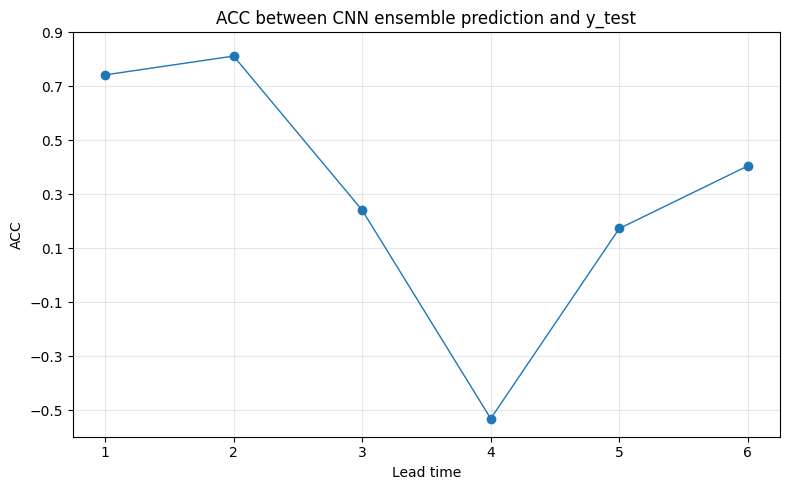
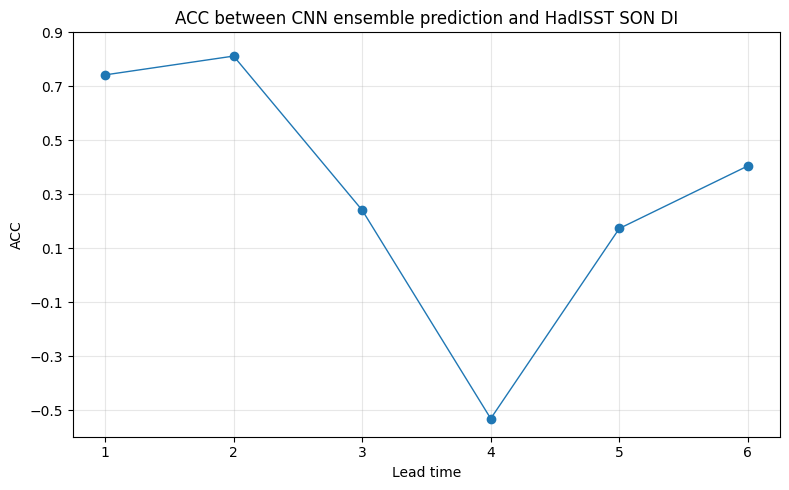
The change to this notebook cell's code, shown as a diff; its figure went from the first image to the second:
--- before
+++ after
@@ -9,9 +9,9 @@
 ax.set_xlabel('Lead time')
 ax.set_ylabel('ACC')
-ax.set_title('ACC between CNN ensemble prediction and y_test')
+ax.set_title('ACC between CNN ensemble prediction and HadISST SON DI')
 ax.set_xticks(np.arange(1,len(results_per_leadtime_testing)+1))
 ax.set_yticks(np.arange(-0.5,1.0,0.2))
 ax.grid(True,alpha=0.3)
 plt.tight_layout()
+fig.savefig('acc_son_di_obs_cnn_lead_time.pdf', format='pdf')
 plt.show()
-fig.savefig('acc_son_di_obs_cnn_lead_time.pdf', format='pdf')

Commit: Plots of the results